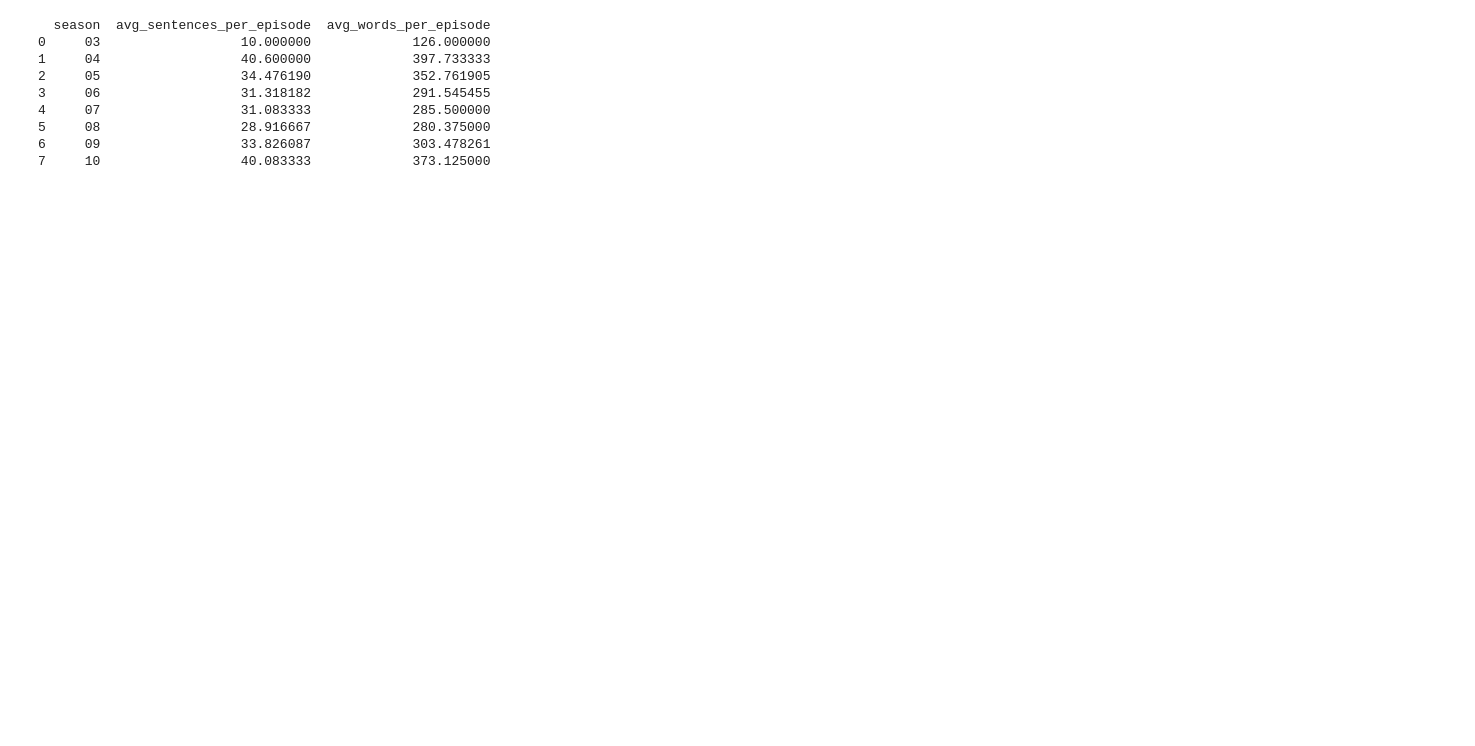
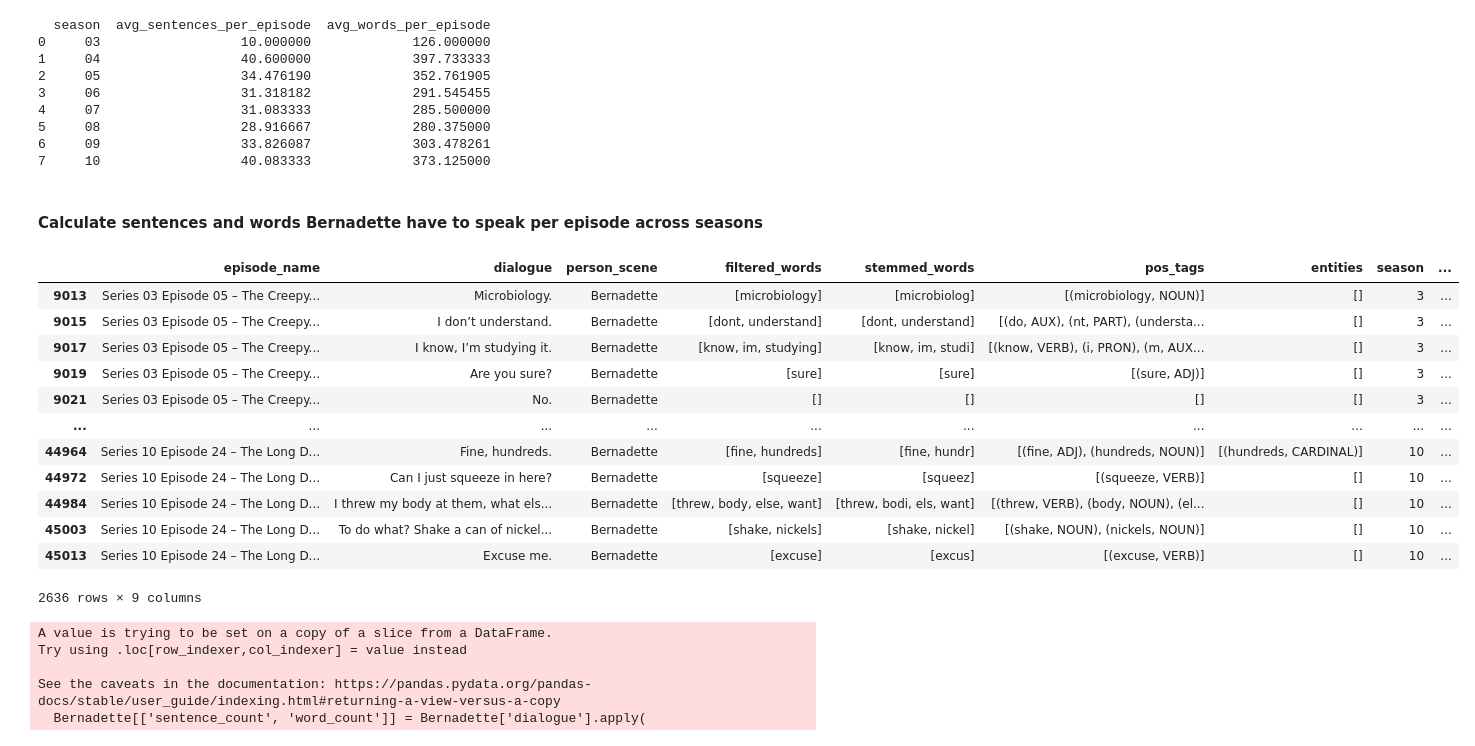
Before and after one commit to voira/text_mining_a1, a Jupyter notebook: preprocessing.ipynb, the cells around one changed output. Drawn from its saved outputs; the diff is of its cells as text; code cells hidden in the pictures; blank space fills up the shorter version.

```diff
--- a/preprocessing.ipynb
+++ b/preprocessing.ipynb
@@ -57,0 +60,6 @@ Name: dialogue, Length: 3420, dtype: object
+# %%
+# create a sub dataframe with only the selected characters
+selected_characters = ['Sheldon', 'Leonard', 'Penny', 'Howard', 'Raj', 'Amy', 'Bernadette']
+sub_df = df[df['person_scene'].str.contains('|'.join(selected_characters))]
+sub_df = sub_df.reset_index(drop=True)
+sub_df
@@ -88,7 +110,7 @@ def pos_ner(text):
     }
 # %%
 processed_data = []
-for text in data:
+for text in sub_df['dialogue']:
     cleaned = clean_text(text)
     processed = process_words(cleaned)
     ner_pos = pos_ner(" ".join(processed["filtered_words"]))
@@ -123,0 +126,5 @@ processed_data
+# %%
+sub_df['filtered_words'] = [data['filtered_words'] for data in processed_data]
+sub_df['stemmed_words'] = [data['stemmed_words'] for data in processed_data]
+sub_df['pos_tags'] = [data['pos_tags'] for data in processed_data]
+sub_df['entities'] = [data['entities'] for data in processed_data]
@@ -250,3 +374,44 @@ print(season_stats)
 5     08                  28.916667             280.375000
 6     09                  33.826087             303.478261
 7     10                  40.083333             373.125000
+# %% [markdown]
+#### Calculate sentences and words Bernadette have to speak per episode across seasons
+# %%
+Bernadette = sub_df[sub_df['person_scene'].str.contains('Bernadette')]
+Bernadette
+# %% [output]
+|  | episode_name | dialogue | person_scene | filtered_words | stemmed_words | pos_tags | entities | season | ... |
+| 9013 | Series 03 Episode 05 – The Creepy... | Microbiology. | Bernadette | [microbiology] | [microbiolog] | [(microbiology, NOUN)] | [] | 3 | ... |
+| 9015 | Series 03 Episode 05 – The Creepy... | I don’t understand. | Bernadette | [dont, understand] | [dont, understand] | [(do, AUX), (nt, PART), (understa... | [] | 3 | ... |
+| 9017 | Series 03 Episode 05 – The Creepy... | I know, I’m studying it. | Bernadette | [know, im, studying] | [know, im, studi] | [(know, VERB), (i, PRON), (m, AUX... | [] | 3 | ... |
+| 9019 | Series 03 Episode 05 – The Creepy... | Are you sure? | Bernadette | [sure] | [sure] | [(sure, ADJ)] | [] | 3 | ... |
+| 9021 | Series 03 Episode 05 – The Creepy... | No. | Bernadette | [] | [] | [] | [] | 3 | ... |
+| ... | ... | ... | ... | ... | ... | ... | ... | ... | ... |
+| 44964 | Series 10 Episode 24 – The Long D... | Fine, hundreds. | Bernadette | [fine, hundreds] | [fine, hundr] | [(fine, ADJ), (hundreds, NOUN)] | [(hundreds, CARDINAL)] | 10 | ... |
+| 44972 | Series 10 Episode 24 – The Long D... | Can I just squeeze in here? | Bernadette | [squeeze] | [squeez] | [(squeeze, VERB)] | [] | 10 | ... |
+| 44984 | Series 10 Episode 24 – The Long D... | I threw my body at them, what els... | Bernadette | [threw, body, else, want] | [threw, bodi, els, want] | [(threw, VERB), (body, NOUN), (el... | [] | 10 | ... |
+| 45003 | Series 10 Episode 24 – The Long D... | To do what? Shake a can of nickel... | Bernadette | [shake, nickels] | [shake, nickel] | [(shake, NOUN), (nickels, NOUN)] | [] | 10 | ... |
+| 45013 | Series 10 Episode 24 – The Long D... | Excuse me. | Bernadette | [excuse] | [excus] | [(excuse, VERB)] | [] | 10 | ... |
+2636 rows × 9 columns
+# %%
+# Apply to calculate sentence and word counts for bernadette
+Bernadette[['sentence_count', 'word_count']] = Bernadette['dialogue'].apply(
+    lambda x: pd.Series(calculate_counts(x))
+)
+
+Bernadette_stats = Bernadette.groupby(["season", "episode"]).agg(
+    total_sentences =("sentence_count", "sum"),
+    total_words = ("word_count", "sum"),
+).reset_index()
+
+
+Bernadette_season_stats = Bernadette_stats.groupby(["season"]).agg(
+    total_sentences =("total_sentences", "sum"),
+    total_words = ("total_words", "sum"),
+)
+# %% [output]
+A value is trying to be set on a copy of a slice from a DataFrame.
+Try using .loc[row_indexer,col_indexer] = value instead
+
+See the caveats in the documentation: https://pandas.pydata.org/pandas-docs/stable/user_guide/indexing.html#returning-a-view-versus-a-copy
+  Bernadette[['sentence_count', 'word_count']] = Bernadette['dialogue'].apply(
```
Also changed, not shown: parts of 34 cells of this notebook, 2 other files.
